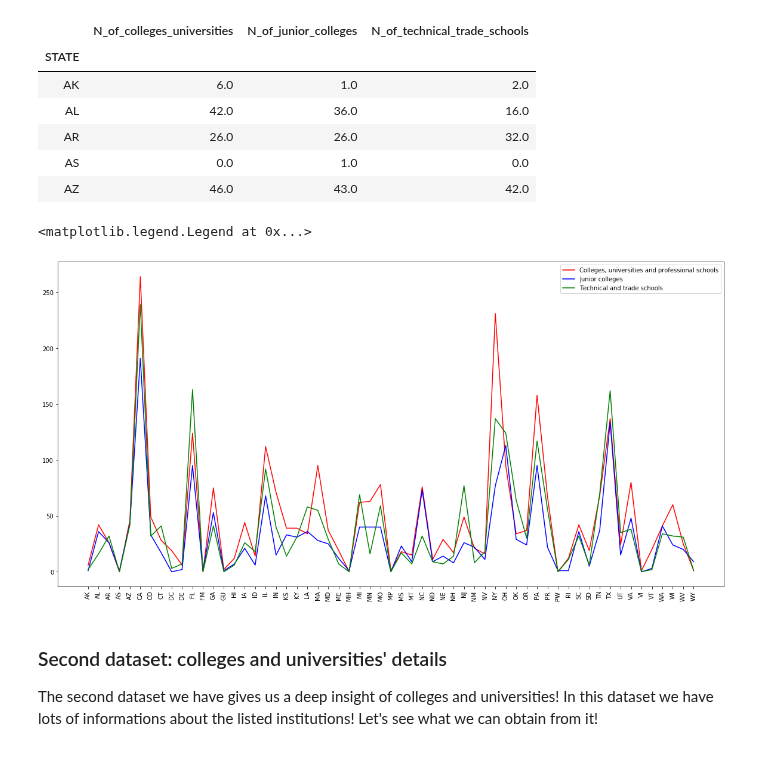
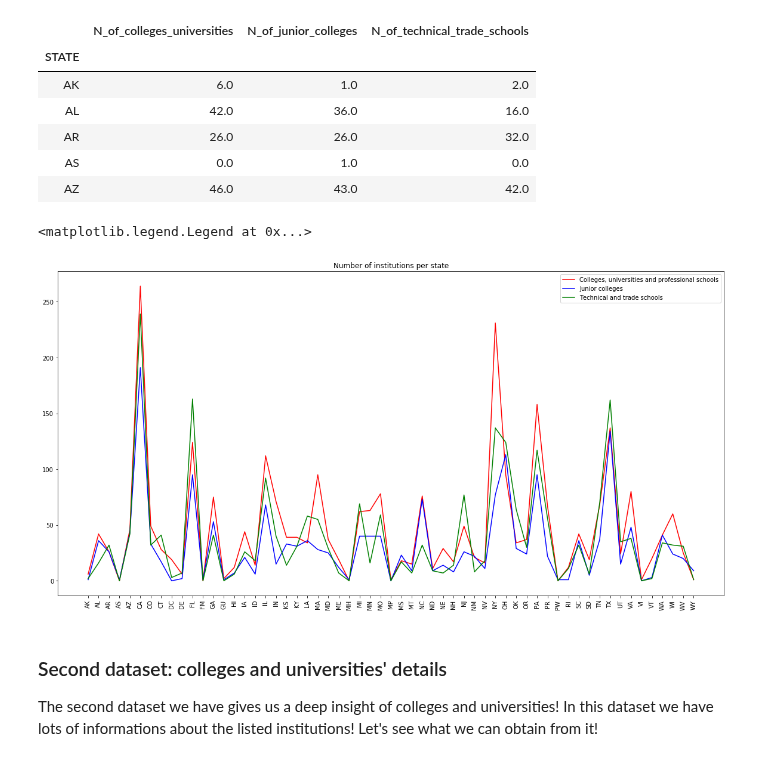
Before and after one commit to steber97/RecursionFairies_AdaProject, a Jupyter notebook: csv_datasets.ipynb, the cells around one changed output. Drawn from its saved outputs; the diff is of its cells as text; code cells hidden in the pictures.

```diff
--- a/csv_datasets.ipynb
+++ b/csv_datasets.ipynb
@@ -478,9 +418,11 @@ junior_colleges.head()
 | AZ | 43 |
 # %%
 #... and trade and technical schools
-technical_schools_grouped=colleges_universities_columns[[x==611511 or x==611519 for x in colleges_universities_columns.NAICS_CODE]].groupby('STATE')
-technical_schools=technical_schools_grouped.count()[['NAME']]
-technical_schools.columns=['N_of_technical_trade_schools']
+technical_schools_grouped = colleges_universities_columns[
+    [x == 611511 or x == 611519 for x in colleges_universities_columns.NAICS_CODE]
+].groupby('STATE')
+technical_schools = technical_schools_grouped.count()[['NAME']]
+technical_schools.columns = ['N_of_technical_trade_schools']
 technical_schools.head()
 # %% [output]
 |  | N_of_technical_trade_schools |
@@ -517,16 +459,17 @@ number_of_institutions.head()
 | AS | 0.0 | 1.0 | 0.0 |
 | AZ | 46.0 | 43.0 | 42.0 |
 # %%
-#We plot the informations obtained
+# We plot the informations obtained
 plt.figure(figsize=(20,10))
 plt.xticks(rotation='vertical')
+plt.title("Number of institutions per state")
 plt.plot(number_of_institutions.index, number_of_institutions.N_of_colleges_universities, 'r')
 plt.plot(number_of_institutions.index, number_of_institutions.N_of_junior_colleges, 'b')
 plt.plot(number_of_institutions.index, number_of_institutions.N_of_technical_trade_schools, 'g')
 plt.gca().legend(('Colleges, universities and professional schools', 'Junior colleges', 'Technical and trade schools'))
 # %% [output]
 <matplotlib.legend.Legend at 0x...>
-[figure, old version]
+[figure, new version]
 # %% [markdown]
 ### Second dataset: colleges and universities' details
 
```
Also changed, not shown: parts of 52 cells of this notebook.
